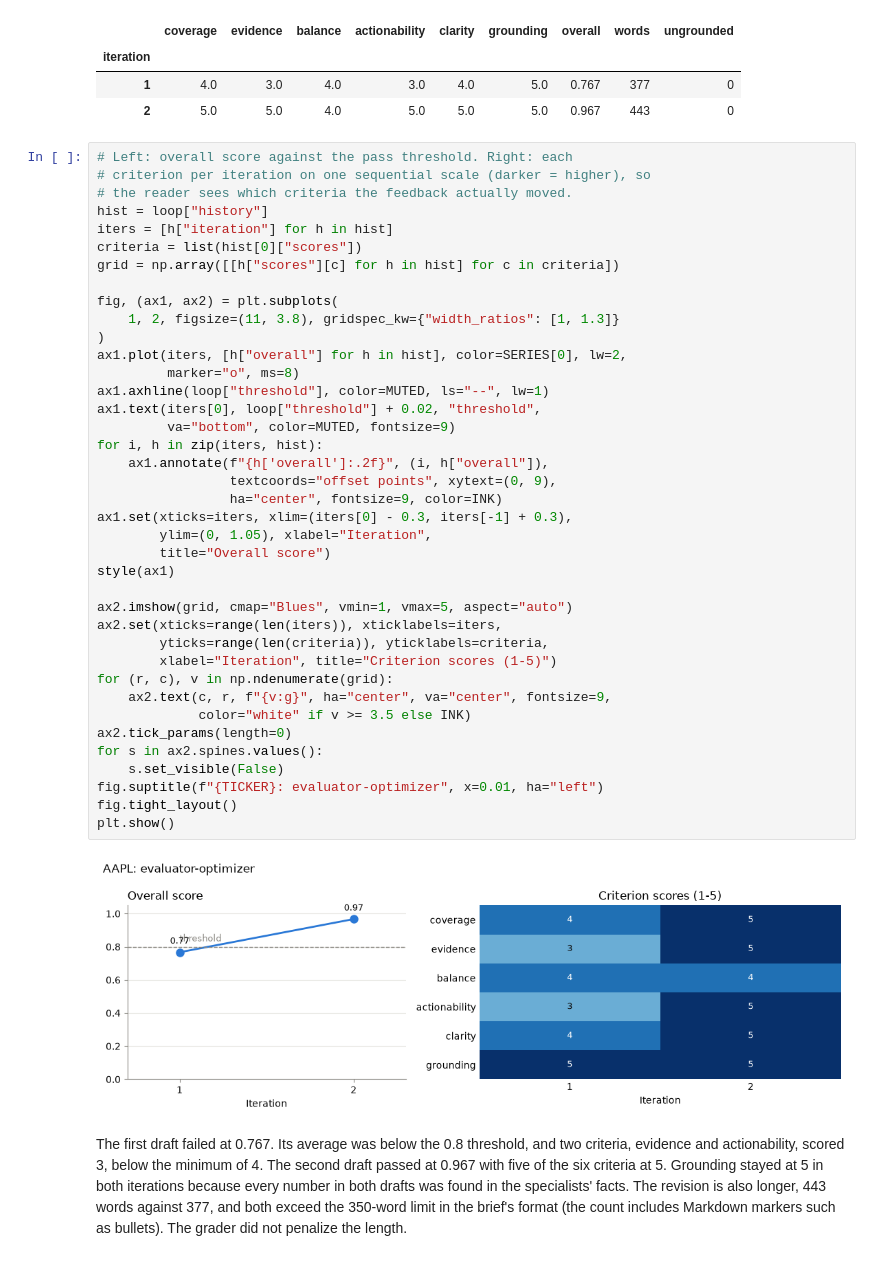
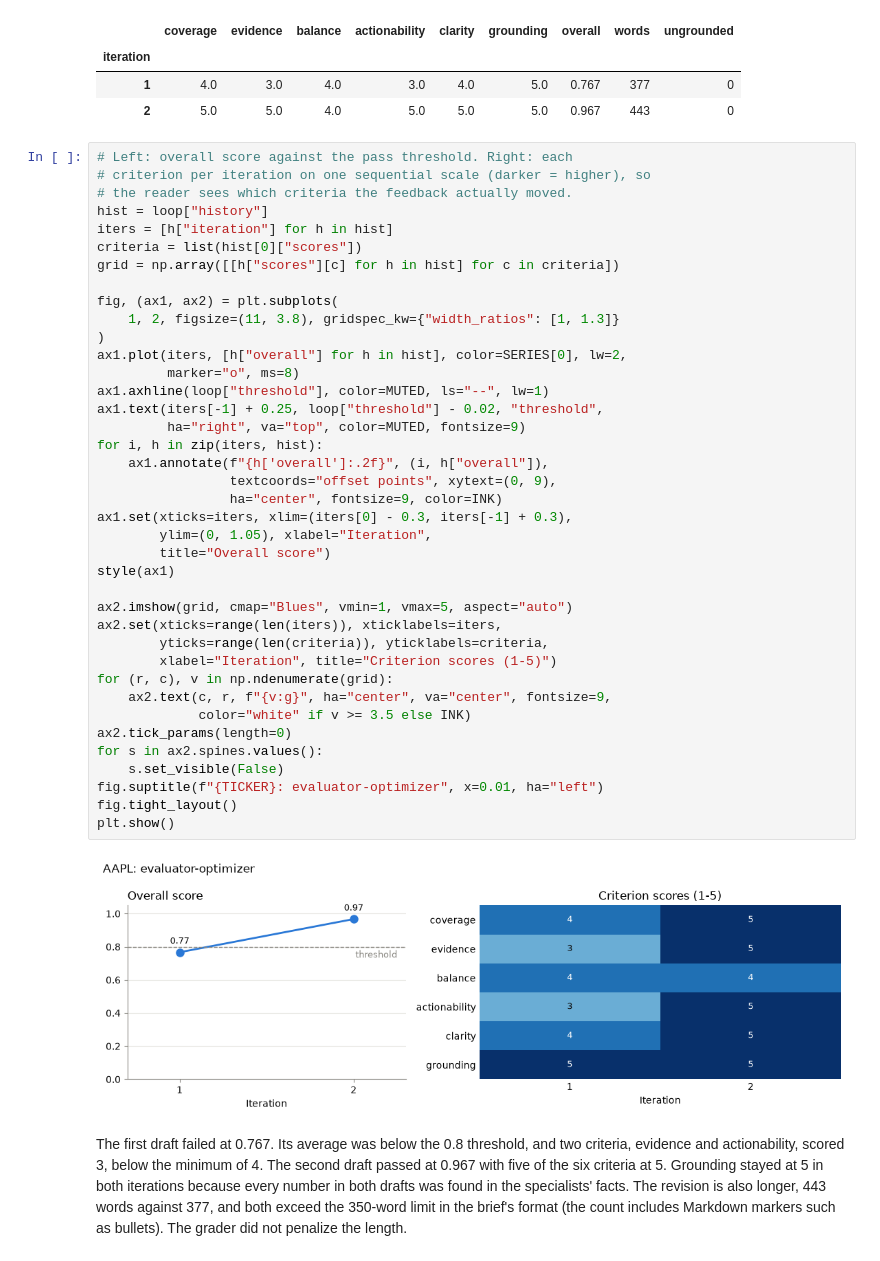
Before and after one commit to pdhinaka/AAI-520-NLP-Final-Team-Project-Group7, a Jupyter notebook: notebooks/final_notebook.ipynb, the cells around one changed output. Cells and saved outputs as stored; diff of their text form.

```diff
--- a/notebooks/final_notebook.ipynb
+++ b/notebooks/final_notebook.ipynb
@@ -600,36 +600,36 @@ grid = np.array([[h["scores"][c] for h in hist] for c in criteria])
 
 fig, (ax1, ax2) = plt.subplots(
     1, 2, figsize=(11, 3.8), gridspec_kw={"width_ratios": [1, 1.3]}
 )
 ax1.plot(iters, [h["overall"] for h in hist], color=SERIES[0], lw=2,
          marker="o", ms=8)
 ax1.axhline(loop["threshold"], color=MUTED, ls="--", lw=1)
-ax1.text(iters[0], loop["threshold"] + 0.02, "threshold",
-         va="bottom", color=MUTED, fontsize=9)
+ax1.text(iters[-1] + 0.25, loop["threshold"] - 0.02, "threshold",
+         ha="right", va="top", color=MUTED, fontsize=9)
 for i, h in zip(iters, hist):
     ax1.annotate(f"{h['overall']:.2f}", (i, h["overall"]),
                  textcoords="offset points", xytext=(0, 9),
                  ha="center", fontsize=9, color=INK)
 ax1.set(xticks=iters, xlim=(iters[0] - 0.3, iters[-1] + 0.3),
         ylim=(0, 1.05), xlabel="Iteration",
         title="Overall score")
 style(ax1)
 
 ax2.imshow(grid, cmap="Blues", vmin=1, vmax=5, aspect="auto")
 ax2.set(xticks=range(len(iters)), xticklabels=iters,
         yticks=range(len(criteria)), yticklabels=criteria,
         xlabel="Iteration", title="Criterion scores (1-5)")
 for (r, c), v in np.ndenumerate(grid):
     ax2.text(c, r, f"{v:g}", ha="center", va="center", fontsize=9,
              color="white" if v >= 3.5 else INK)
 ax2.tick_params(length=0)
 for s in ax2.spines.values():
     s.set_visible(False)
 fig.suptitle(f"{TICKER}: evaluator-optimizer", x=0.01, ha="left")
 fig.tight_layout()
 plt.show()
 # %% [output]
-[figure, old version]
+[figure, new version]
 # %% [markdown]
 The first draft failed at 0.767. Its average was below the 0.8 threshold, and two criteria, evidence and actionability, scored 3, below the minimum of 4. The second draft passed at 0.967 with five of the six criteria at 5. Grounding stayed at 5 in both iterations because every number in both drafts was found in the specialists' facts. The revision is also longer, 443 words against 377, and both exceed the 350-word limit in the brief's format (the count includes Markdown markers such as bullets). The grader did not penalize the length.
 # %% [markdown]
```
Also changed, not shown: parts of 10 cells of this notebook, 2 other files.
